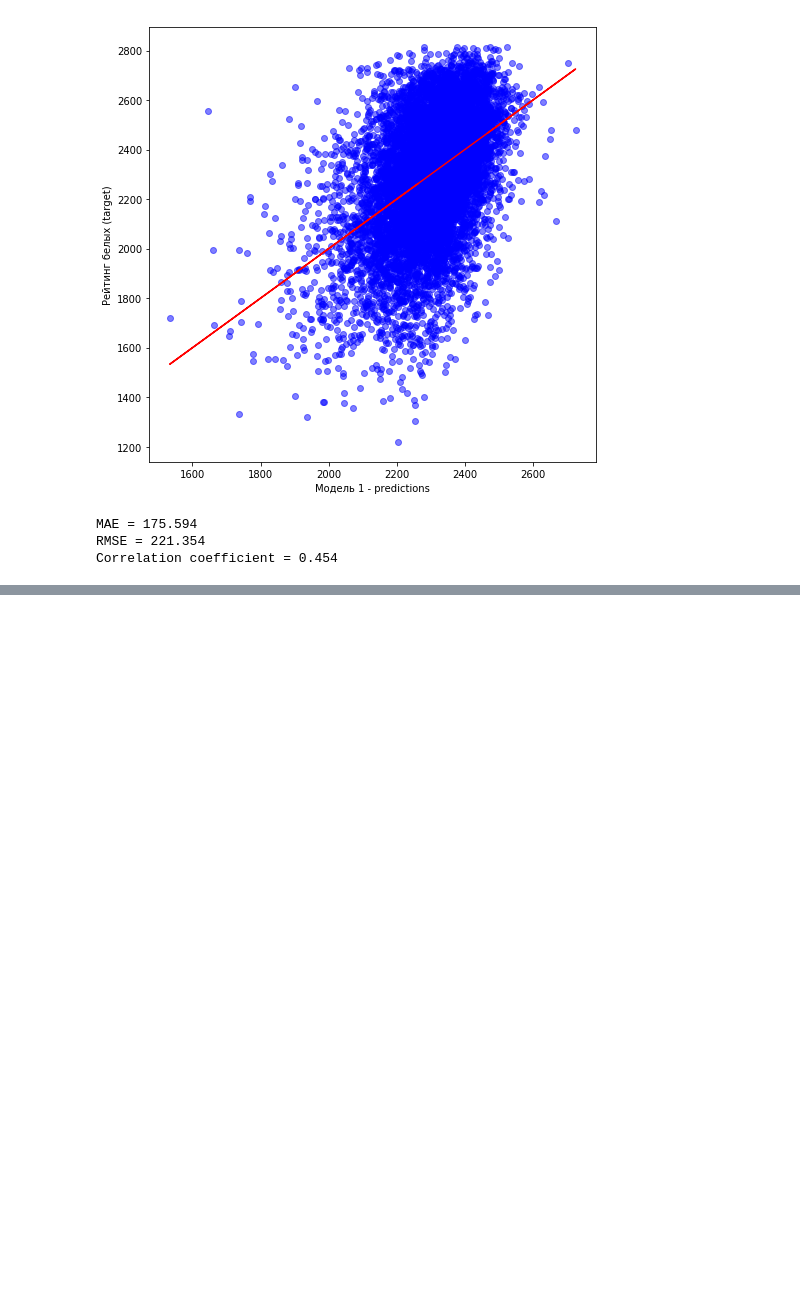
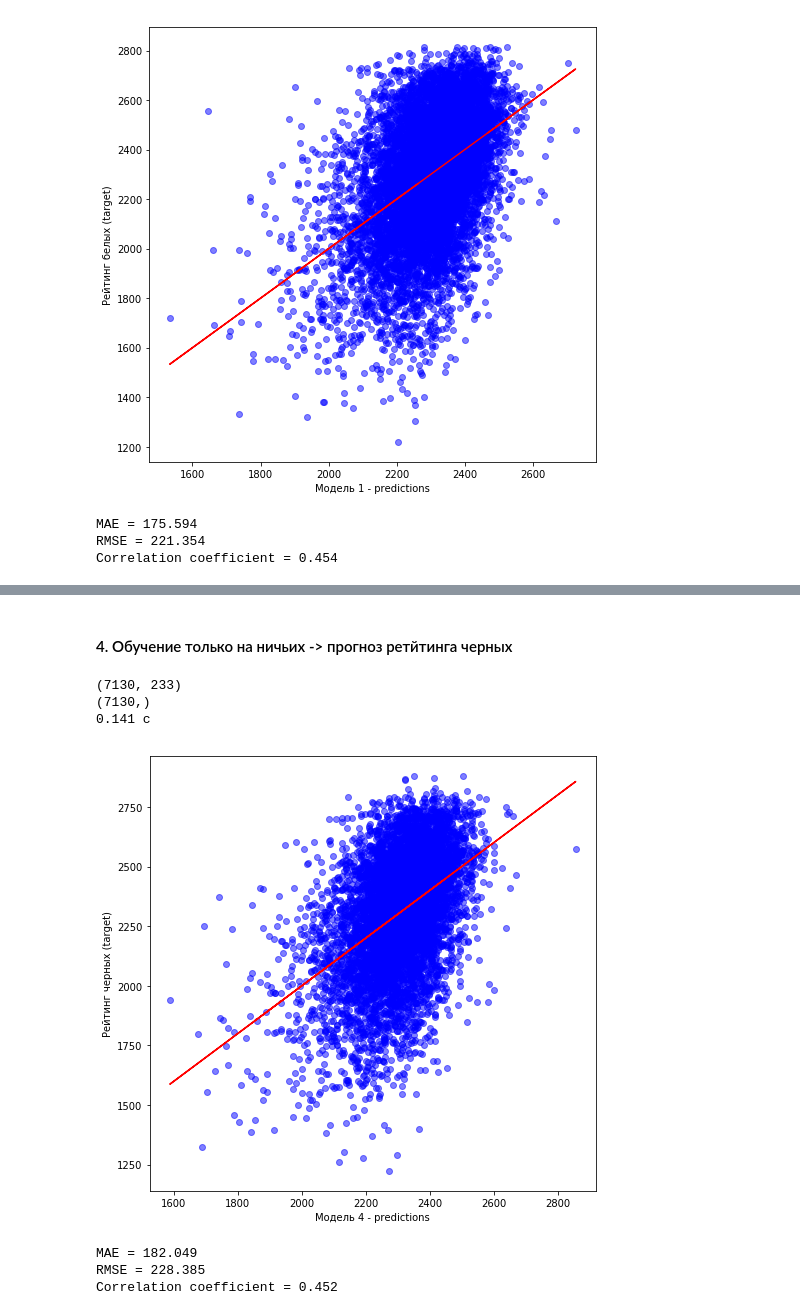
Before and after one commit to polinarod/PredictingRaitings, a Jupyter notebook: models/baseline.ipynb, the cells around one changed output, grey strips where cells are left out. Drawn from its saved outputs; the diff is of its cells as text; code cells hidden in the pictures; blank space fills up the shorter version.

```diff
--- a/models/baseline.ipynb
+++ b/models/baseline.ipynb
@@ -120,0 +220,40 @@ output.to_excel(r'C:\Users\Asus\PredictingRatings\models\results.xlsx',index=Fal
+# %% [markdown]
+#### 4. Обучение только на ничьих -> прогноз ретйтинга черных
+# %%
+start4 = time.time()
+lr_4 = LinearRegression()
+features_draw = features[features['Result']==0.5]
+target_black4=target_black[target_black.index.isin(features_draw.index)]
+print(features_draw.shape)
+print(target_black4.shape)
+lr_4.fit(features_draw, target_black4)
+black_pred4 = lr_4.predict(features_draw)
+full_time4=round(time.time() - start4,3)
+print(full_time4, 'c')
+# %% [output]
+(7130, 233)
+(7130,)
+0.141 c
+# %%
+plt.figure(figsize=(8, 8))
+plt.scatter(black_pred4,target_black4, color = 'b',alpha=0.5)
+plt.xlabel('Модель 4 - predictions')
+plt.ylabel('Рейтинг черных (target)')
+# Линия тренда
+z = np.polyfit(black_pred4,target_black4, 1)
+p = np.poly1d(z)
+plt.plot(black_pred4,p(black_pred4),"r")
+plt.show()
+# %% [output]
+[figure, added]
+# %%
+mae4=mae(target_black4,black_pred4)
+print ('MAE = {:.3f}'.format(mae4))
+rmse4 = mse(target_black4, black_pred4)**0.5
+print ('RMSE = {:.3f}'.format(rmse4))
+corr_coef4 = pearsonr(target_black4,black_pred4)
+print("Correlation coefficient = {:.3f}".format(corr_coef4[0]))
+# %% [output]
+MAE = 182.049
+RMSE = 228.385
+Correlation coefficient = 0.452
```
Also changed, not shown: parts of 24 cells of this notebook, 1 other file.
